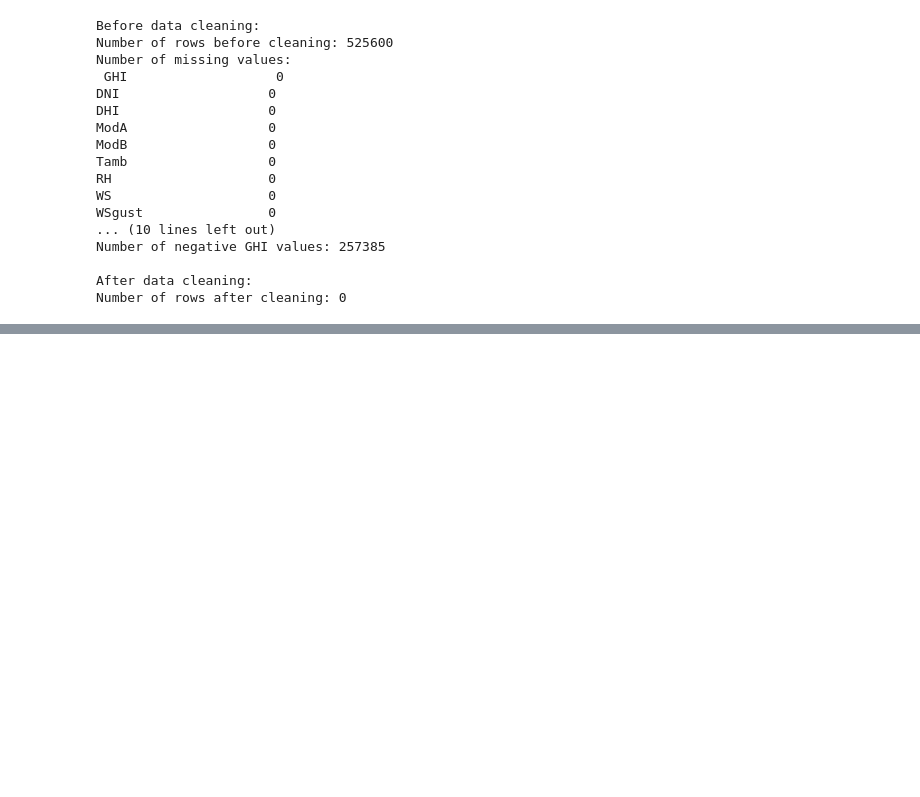
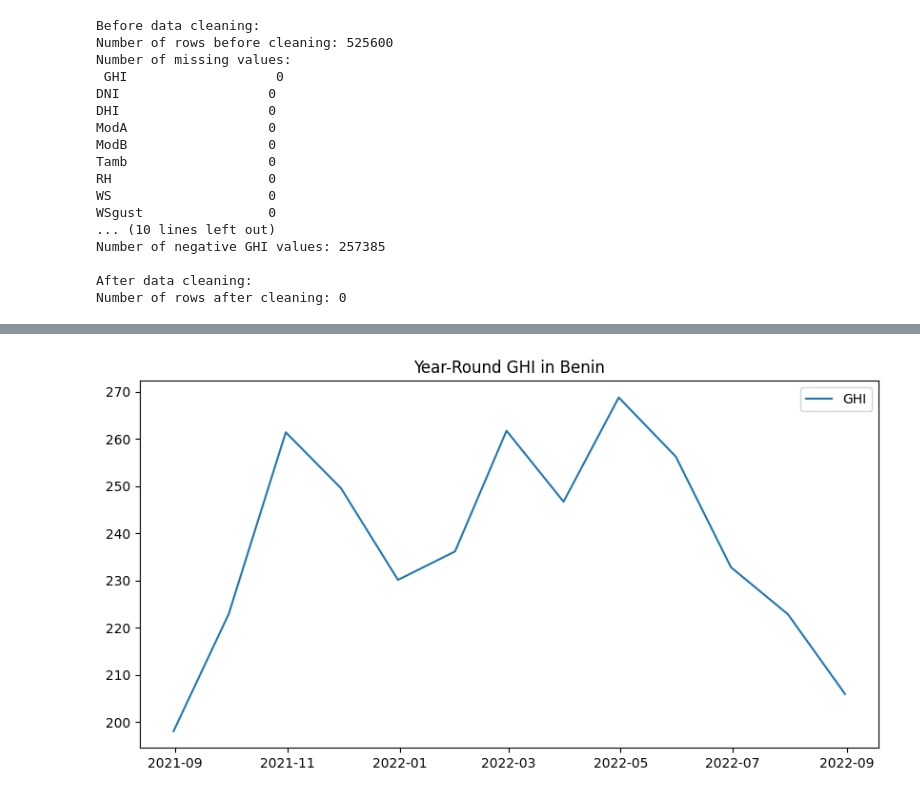
Before and after one commit to juniorworku/10-academy-ai-mastry, a Jupyter notebook: week0/Task1/notebooks/solar_analysis.ipynb, the cells around one changed output, grey strips where cells are left out. Saved outputs shown, nothing was run; the diff lists cells and outputs as text; code cells hidden in the pictures; blank space fills up the shorter version.

```diff
--- a/week0/Task1/notebooks/solar_analysis.ipynb
+++ b/week0/Task1/notebooks/solar_analysis.ipynb
@@ -407,0 +428,8 @@ Number of rows after cleaning: 0
+# %%
+plt.figure(figsize=(10, 5))
+plt.plot(data_benin_malanville_monthly['GHI'], label='GHI')
+plt.title('Year-Round GHI in Benin')
+plt.legend()
+plt.show()
+# %% [output]
+[figure, added]
```
Also changed, not shown: parts of 3 cells of this notebook, 1 other file.
